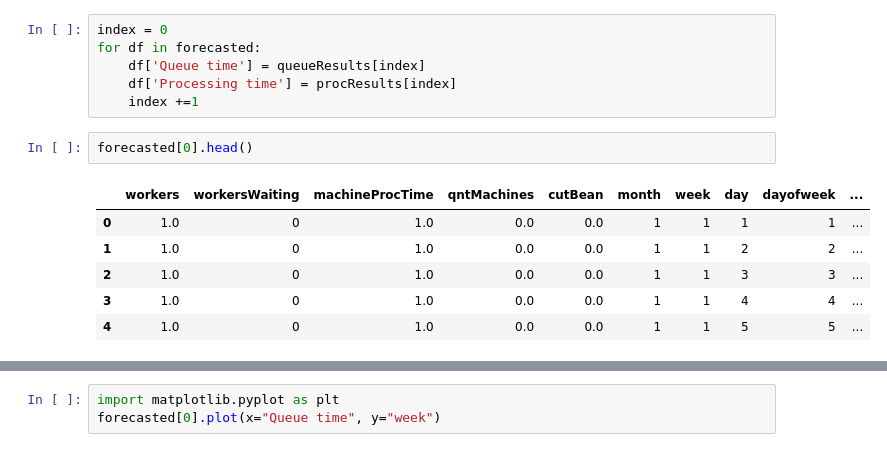
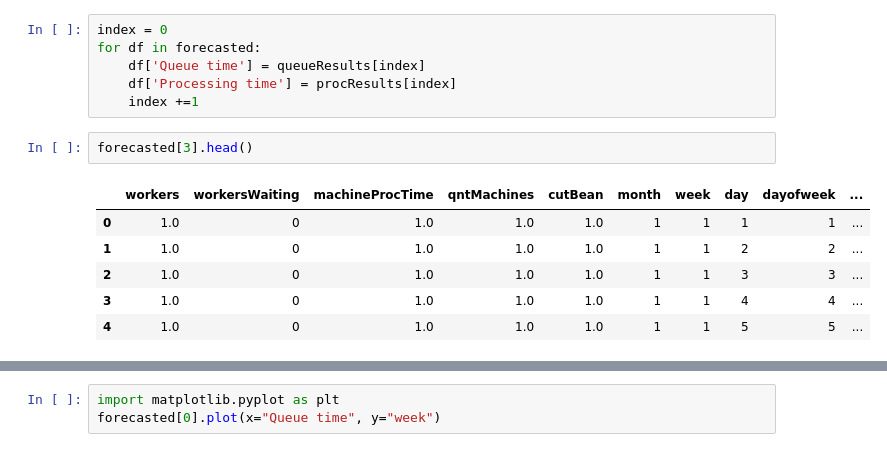
Before and after one commit to djonquadras/AIOMPaper, a Jupyter notebook: main.ipynb, the cells around one changed output, grey strips where cells are left out. Cells and saved outputs as stored; diff of their text form.

```diff
--- a/main.ipynb
+++ b/main.ipynb
@@ -198,11 +198,11 @@ for df in forecasted:
     df['Processing time'] = procResults[index]
     index +=1
 # %%
-forecasted[0].head()
+forecasted[3].head()
 # %% [output]
 |  | workers | workersWaiting | machineProcTime | qntMachines | cutBean | month | week | day | dayofweek | ... |
-| 0 | 1.0 | 0 | 1.0 | 0.0 | 0.0 | 1 | 1 | 1 | 1 | ... |
-| 1 | 1.0 | 0 | 1.0 | 0.0 | 0.0 | 1 | 1 | 2 | 2 | ... |
-| 2 | 1.0 | 0 | 1.0 | 0.0 | 0.0 | 1 | 1 | 3 | 3 | ... |
-| 3 | 1.0 | 0 | 1.0 | 0.0 | 0.0 | 1 | 1 | 4 | 4 | ... |
-| 4 | 1.0 | 0 | 1.0 | 0.0 | 0.0 | 1 | 1 | 5 | 5 | ... |
+| 0 | 1.0 | 0 | 1.0 | 1.0 | 1.0 | 1 | 1 | 1 | 1 | ... |
+| 1 | 1.0 | 0 | 1.0 | 1.0 | 1.0 | 1 | 1 | 2 | 2 | ... |
+| 2 | 1.0 | 0 | 1.0 | 1.0 | 1.0 | 1 | 1 | 3 | 3 | ... |
+| 3 | 1.0 | 0 | 1.0 | 1.0 | 1.0 | 1 | 1 | 4 | 4 | ... |
+| 4 | 1.0 | 0 | 1.0 | 1.0 | 1.0 | 1 | 1 | 5 | 5 | ... |
```
Also changed, not shown: parts of 3 cells of this notebook, 1 other file.
